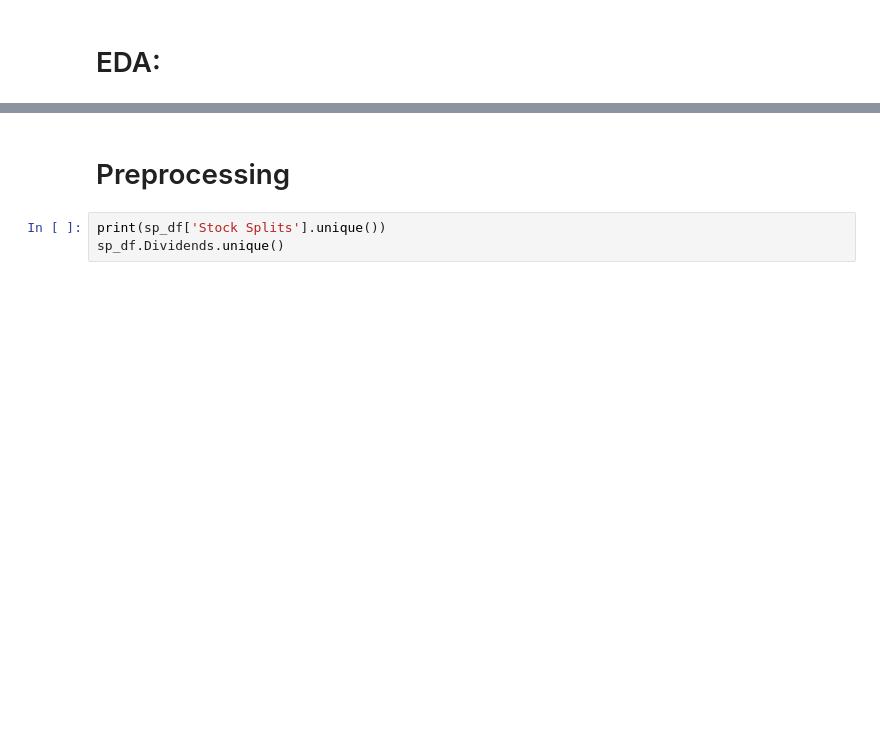
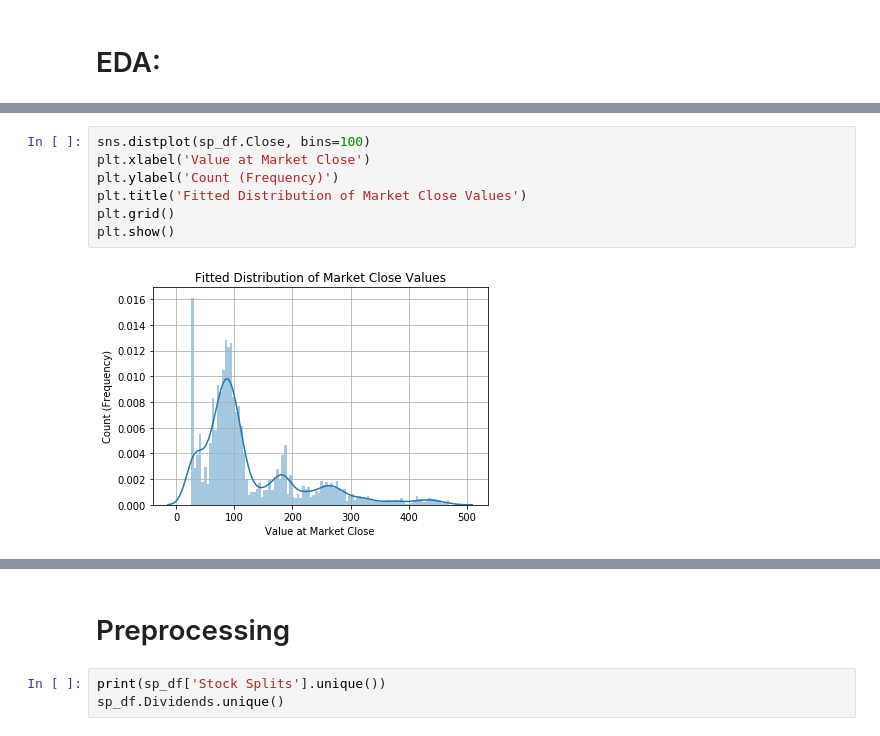
Before and after one commit to bourne2invest/AlgoTrading, a Jupyter notebook: notebooks/Market-Close_Binary-Predictor.ipynb, the cells around one changed output, grey strips where cells are left out. Saved outputs shown, nothing was run; the diff lists cells and outputs as text; blank space fills up the shorter version.

```diff
--- a/notebooks/Market-Close_Binary-Predictor.ipynb
+++ b/notebooks/Market-Close_Binary-Predictor.ipynb
@@ -55,0 +55,9 @@ plt.show()
+# %%
+sns.distplot(sp_df.Close, bins=100)
+plt.xlabel('Value at Market Close')
+plt.ylabel('Count (Frequency)')
+plt.title('Fitted Distribution of Market Close Values')
+plt.grid()
+plt.show()
+# %% [output]
+[figure, added]
```
Also changed, not shown: parts of 20 cells of this notebook.
